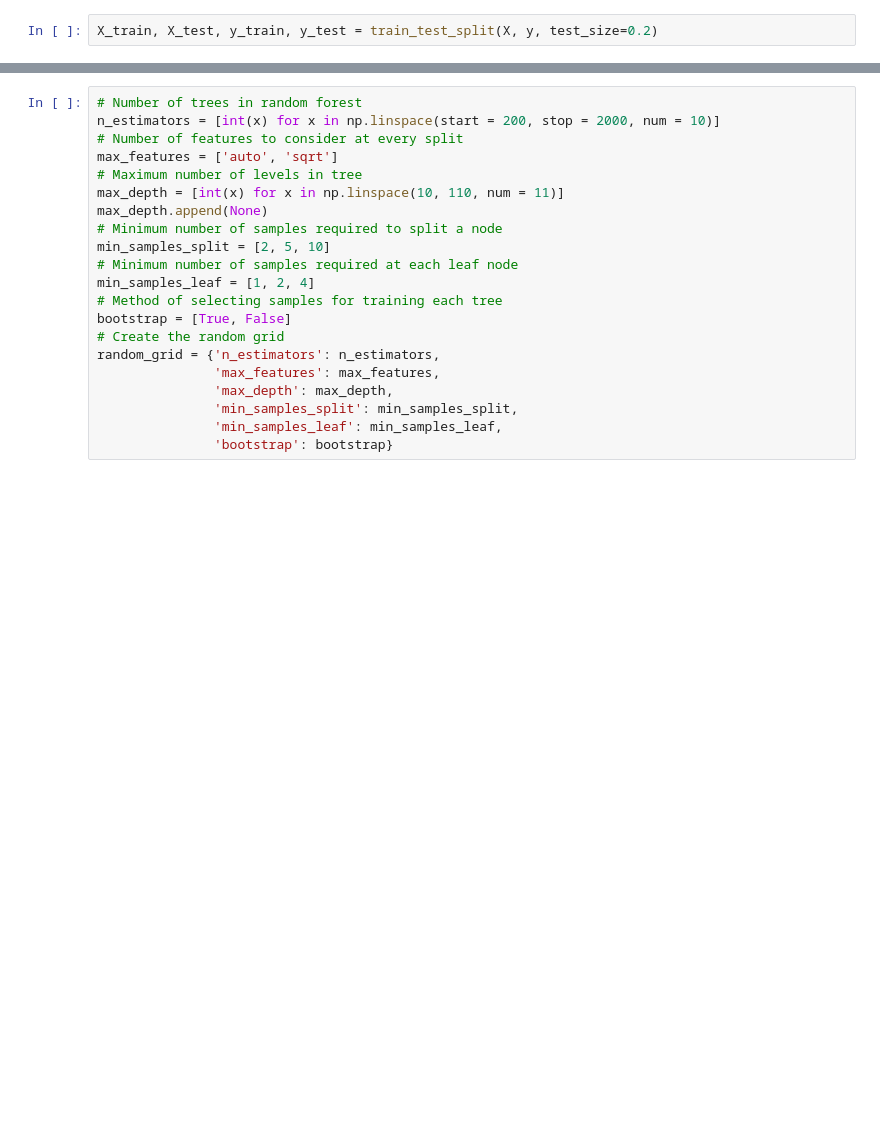
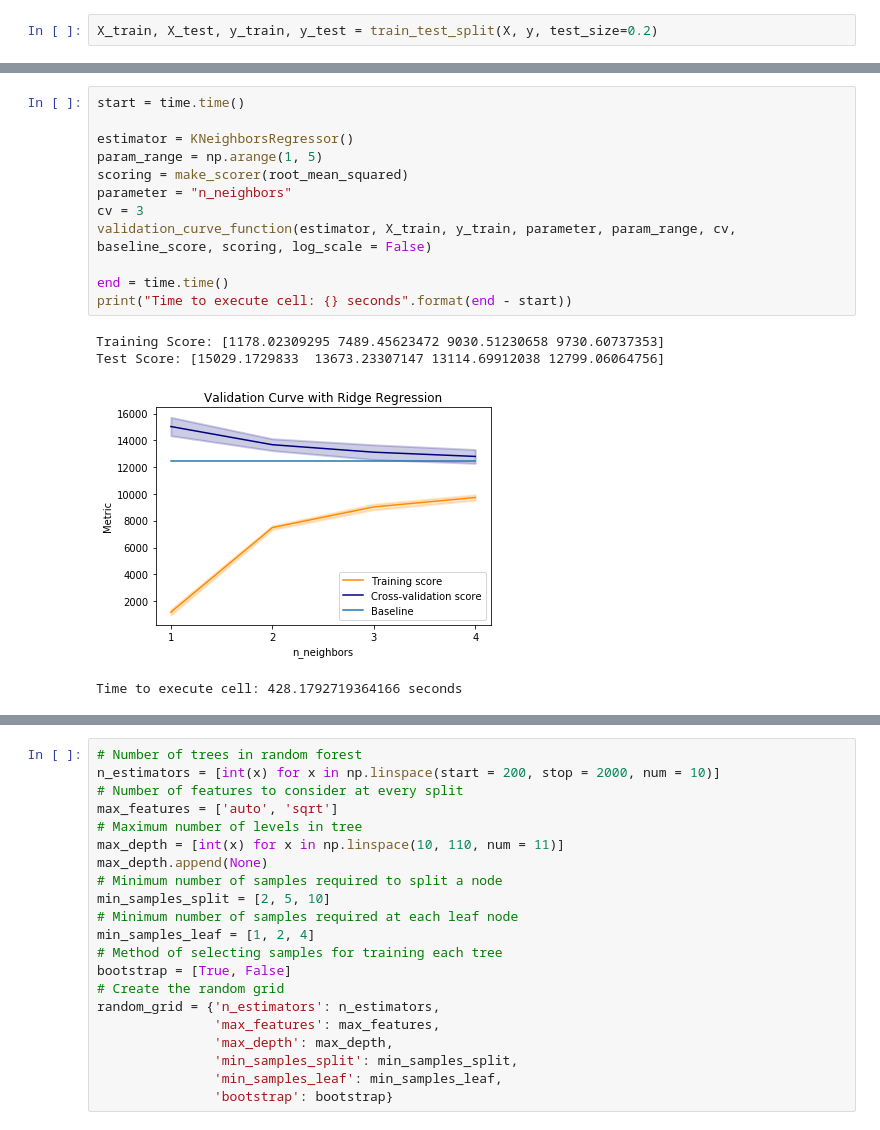
Before and after one commit to JakobLangenbahn/predict_realdonaldtrump_retweets, a Jupyter notebook: main.ipynb, the cells around one changed output, grey strips where cells are left out. Cells and saved outputs as stored; diff of their text form; blank space fills up the shorter version.

```diff
--- a/main.ipynb
+++ b/main.ipynb
@@ -457,0 +512,17 @@ validation_curve_function(estimator, X_train, y_train, parameter, param_range, c
+# %%
+start = time.time()
+
+estimator = KNeighborsRegressor()
+param_range = np.arange(1, 5)
+scoring = make_scorer(root_mean_squared)
+parameter = "n_neighbors"
+cv = 3
+validation_curve_function(estimator, X_train, y_train, parameter, param_range, cv, baseline_score, scoring, log_scale = False)
+
+end = time.time()
+print("Time to execute cell: {} seconds".format(end - start))
+# %% [output]
+Training Score: [1178.02309295 7489.45623472 9030.51230658 9730.60737353]
+Test Score: [15029.1729833  13673.23307147 13114.69912038 12799.06064756]
+[figure, added]
+Time to execute cell: 428.1792719364166 seconds
```
Also changed, not shown: parts of 17 cells of this notebook.
